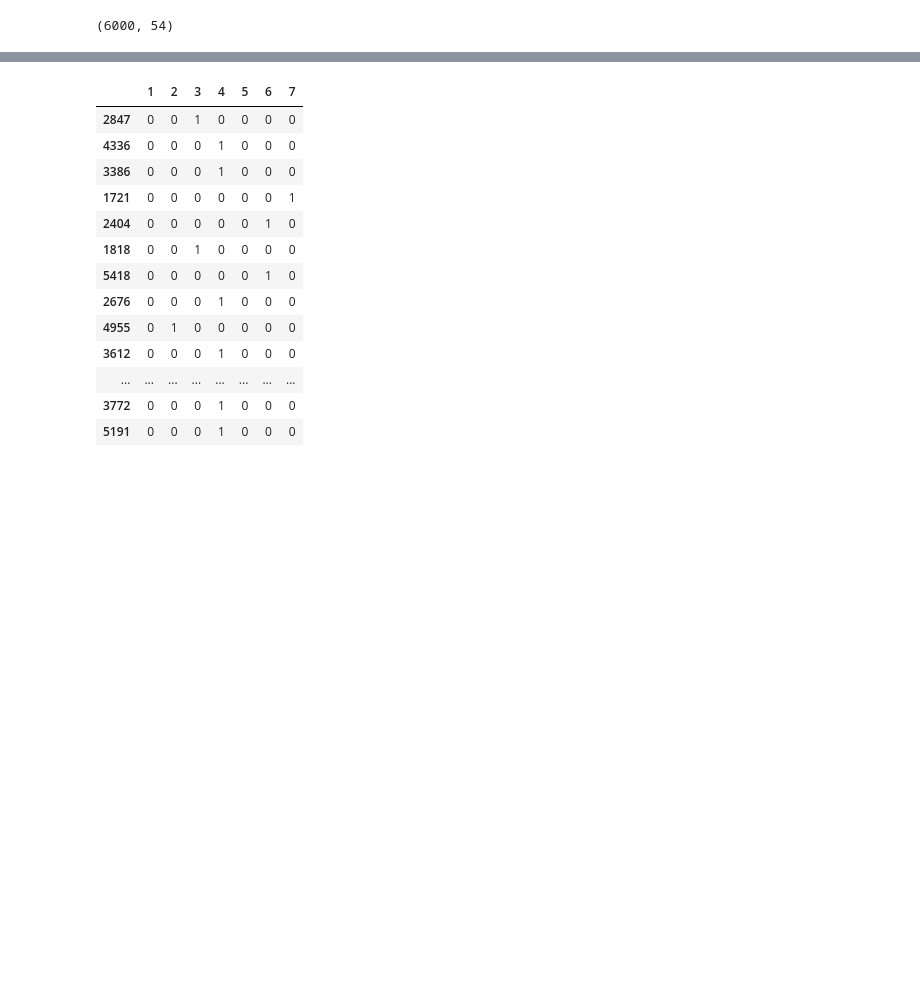
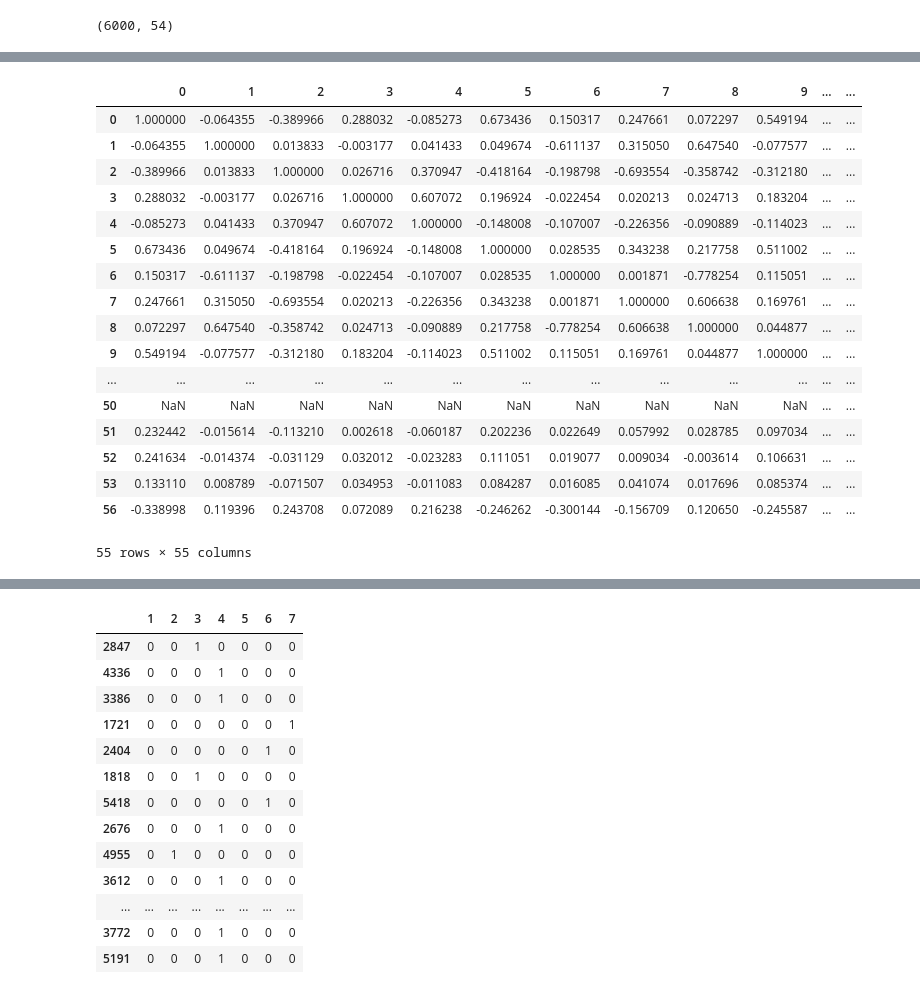
Before and after one commit to EkaterinaKuznetsova9/DataAnalysis, a Jupyter notebook: COVTYPE.ipynb, the cells around one changed output, grey strips where cells are left out. Saved outputs shown, nothing was run; the diff lists cells and outputs as text; code cells hidden in the pictures; blank space fills up the shorter version.

```diff
--- a/COVTYPE.ipynb
+++ b/COVTYPE.ipynb
@@ -306,0 +292,26 @@ plt.plot(data[3], data[5], 'o', alpha = 0.01);
+# %%
+# объединяем X и Y
+y=Y['56'] # так как у нас несколько классов, для наглядности корреляции выберем один класс, пусть это будет класс,
+# за который отвечает 56-й столбец
+data2 = pd.concat((X, y), axis = 1) # axis = 0 - по строкам, =1 - по столбцам
+data2_cor = data2.corr()
+data2_cor
+# %% [output]
+|  | 0 | 1 | 2 | 3 | 4 | 5 | 6 | 7 | 8 | 9 | ... | ... |
+| 0 | 1.000000 | -0.064355 | -0.389966 | 0.288032 | -0.085273 | 0.673436 | 0.150317 | 0.247661 | 0.072297 | 0.549194 | ... | ... |
+| 1 | -0.064355 | 1.000000 | 0.013833 | -0.003177 | 0.041433 | 0.049674 | -0.611137 | 0.315050 | 0.647540 | -0.077577 | ... | ... |
+| 2 | -0.389966 | 0.013833 | 1.000000 | 0.026716 | 0.370947 | -0.418164 | -0.198798 | -0.693554 | -0.358742 | -0.312180 | ... | ... |
+| 3 | 0.288032 | -0.003177 | 0.026716 | 1.000000 | 0.607072 | 0.196924 | -0.022454 | 0.020213 | 0.024713 | 0.183204 | ... | ... |
+| 4 | -0.085273 | 0.041433 | 0.370947 | 0.607072 | 1.000000 | -0.148008 | -0.107007 | -0.226356 | -0.090889 | -0.114023 | ... | ... |
+| 5 | 0.673436 | 0.049674 | -0.418164 | 0.196924 | -0.148008 | 1.000000 | 0.028535 | 0.343238 | 0.217758 | 0.511002 | ... | ... |
+| 6 | 0.150317 | -0.611137 | -0.198798 | -0.022454 | -0.107007 | 0.028535 | 1.000000 | 0.001871 | -0.778254 | 0.115051 | ... | ... |
+| 7 | 0.247661 | 0.315050 | -0.693554 | 0.020213 | -0.226356 | 0.343238 | 0.001871 | 1.000000 | 0.606638 | 0.169761 | ... | ... |
+| 8 | 0.072297 | 0.647540 | -0.358742 | 0.024713 | -0.090889 | 0.217758 | -0.778254 | 0.606638 | 1.000000 | 0.044877 | ... | ... |
+| 9 | 0.549194 | -0.077577 | -0.312180 | 0.183204 | -0.114023 | 0.511002 | 0.115051 | 0.169761 | 0.044877 | 1.000000 | ... | ... |
+| ... | ... | ... | ... | ... | ... | ... | ... | ... | ... | ... | ... | ... |
+| 50 | NaN | NaN | NaN | NaN | NaN | NaN | NaN | NaN | NaN | NaN | ... | ... |
+| 51 | 0.232442 | -0.015614 | -0.113210 | 0.002618 | -0.060187 | 0.202236 | 0.022649 | 0.057992 | 0.028785 | 0.097034 | ... | ... |
+| 52 | 0.241634 | -0.014374 | -0.031129 | 0.032012 | -0.023283 | 0.111051 | 0.019077 | 0.009034 | -0.003614 | 0.106631 | ... | ... |
+| 53 | 0.133110 | 0.008789 | -0.071507 | 0.034953 | -0.011083 | 0.084287 | 0.016085 | 0.041074 | 0.017696 | 0.085374 | ... | ... |
+| 56 | -0.338998 | 0.119396 | 0.243708 | 0.072089 | 0.216238 | -0.246262 | -0.300144 | -0.156709 | 0.120650 | -0.245587 | ... | ... |
+55 rows × 55 columns
```
Also changed, not shown: parts of 48 cells of this notebook.
